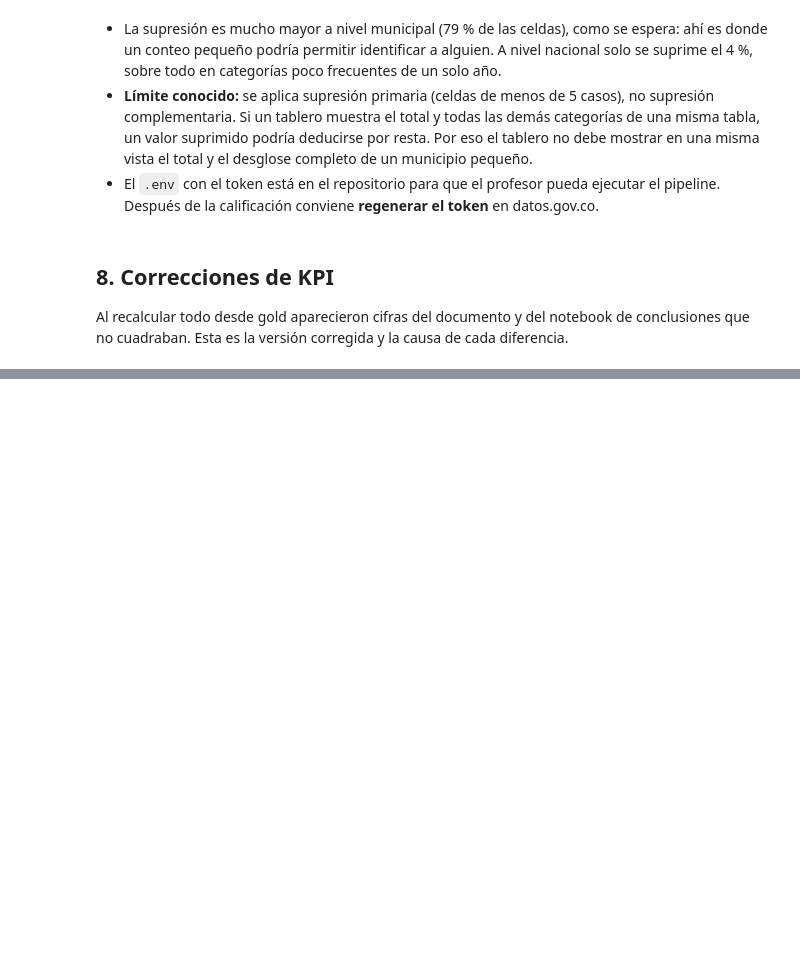
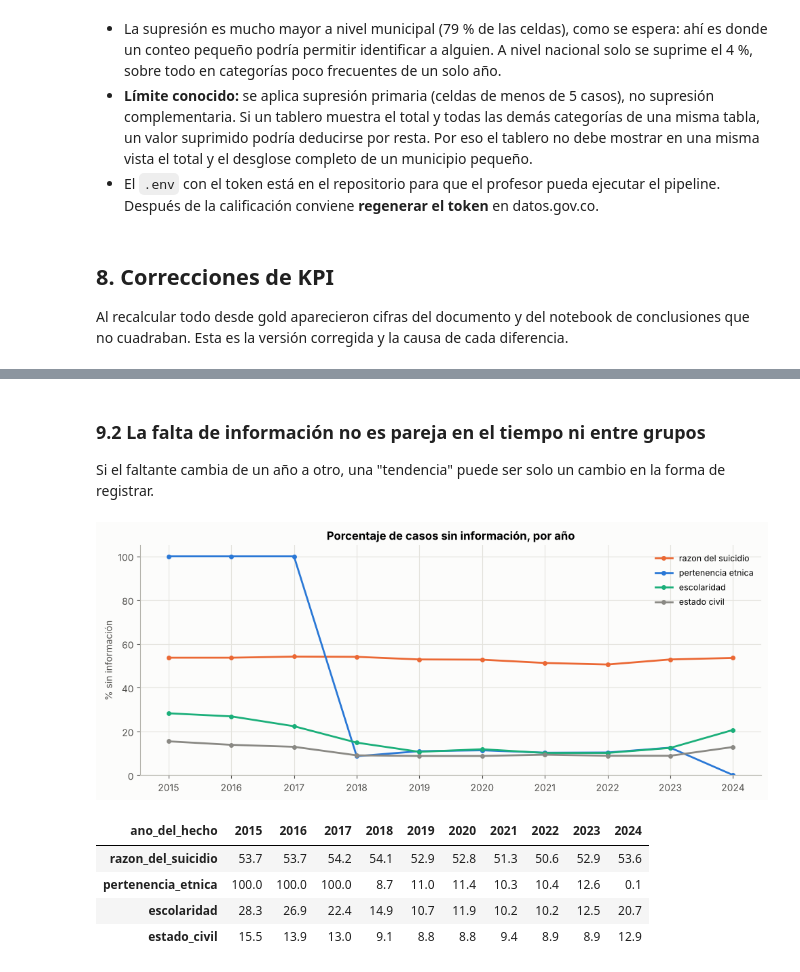
Before and after one commit to danielgomez03/etl-suicidios-colombia, a Jupyter notebook: notebooks/informe.ipynb, the cells around one changed output, grey strips where cells are left out. Cells and saved outputs as stored; diff of their text form; code cells hidden in the pictures; blank space fills up the shorter version.

```diff
--- a/notebooks/informe.ipynb
+++ b/notebooks/informe.ipynb
@@ -782,0 +811,25 @@ Ninguna de las dos debe excluir los años sin casos ni promediarse por caso.
+# %% [markdown]
+### 9.2 La falta de información no es pareja en el tiempo ni entre grupos
+
+Si el faltante cambia de un año a otro, una "tendencia" puede ser solo un cambio en la forma de registrar.
+# %%
+variables = ["razon_del_suicidio", "pertenencia_etnica", "escolaridad", "estado_civil"]
+por_anio = pd.DataFrame({v: casos.groupby("ano_del_hecho")[v].apply(lambda s: es_sin_info(s).mean() * 100)
+                         for v in variables}).round(1)
+por_anio.index = por_anio.index.astype(int)
+
+fig, ax = plt.subplots()
+colores = {"razon_del_suicidio": NARANJA, "pertenencia_etnica": AZUL, "escolaridad": AQUA, "estado_civil": GRIS}
+for v in variables:
+    ax.plot(por_anio.index, por_anio[v], marker="o", ms=4, color=colores[v], label=v.replace("_", " "))
+ax.set(ylim=(0, 105), ylabel="% sin información", title="Porcentaje de casos sin información, por año")
+ax.set_xticks(por_anio.index); ax.legend(loc="upper right", fontsize=9)
+plt.tight_layout(); plt.show()
+por_anio.T
+# %% [output]
+[figure, added]
+| ano_del_hecho | 2015 | 2016 | 2017 | 2018 | 2019 | 2020 | 2021 | 2022 | 2023 | 2024 |
+| razon_del_suicidio | 53.7 | 53.7 | 54.2 | 54.1 | 52.9 | 52.8 | 51.3 | 50.6 | 52.9 | 53.6 |
+| pertenencia_etnica | 100.0 | 100.0 | 100.0 | 8.7 | 11.0 | 11.4 | 10.3 | 10.4 | 12.6 | 0.1 |
+| escolaridad | 28.3 | 26.9 | 22.4 | 14.9 | 10.7 | 11.9 | 10.2 | 10.2 | 12.5 | 20.7 |
+| estado_civil | 15.5 | 13.9 | 13.0 | 9.1 | 8.8 | 8.8 | 9.4 | 8.9 | 8.9 | 12.9 |
```
Also changed, not shown: parts of 5 cells of this notebook, 8 other files.
